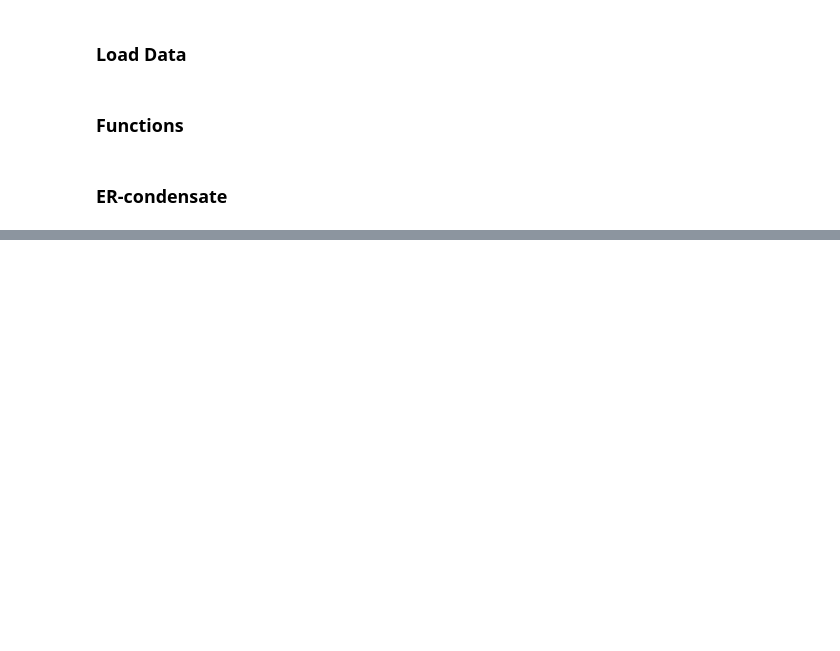
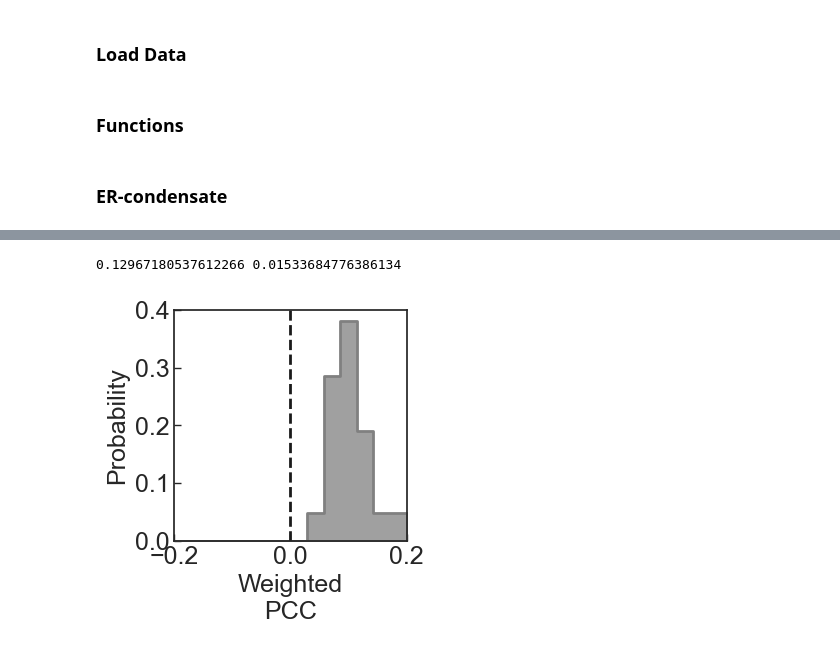
Before and after one commit to walterlab-um/Hyperosmotic_Confinement-Jump, a Jupyter notebook: plots/PCC_perpxl_stats.ipynb, the cells around one changed output, grey strips where cells are left out. Cells and saved outputs as stored; diff of their text form; code cells hidden in the pictures; blank space fills up the shorter version.

```diff
--- a/plots/PCC_perpxl_stats.ipynb
+++ b/plots/PCC_perpxl_stats.ipynb
@@ -109,0 +119,25 @@ NameError: name 'fontsize' is not defined
+# %%
+# Plotting the results
+pcc_abs_max = 0.2
+plt.figure(figsize=(3, 3))
+df = pd.DataFrame({"value": lst_weighted_corr})
+sns.histplot(data=df, x="value", bins=14, binrange=(-pcc_abs_max, pcc_abs_max), stat="probability", lw=2, element="step", color="gray")
+plt.axvline(0, c="k", lw=2, ls="--")
+plt.xlim(-pcc_abs_max, pcc_abs_max)
+plt.xlabel("Weighted\nPCC", fontsize=fontsize)
+plt.ylabel("Probability", fontsize=fontsize)
+plt.gca().tick_params(
+    axis="both",
+    which="major",
+    labelsize=fontsize,
+    direction="in",
+    bottom=True,
+    left=True,
+    length=5,
+    width=1,
+)
+plt.savefig("weighted_pearson_FlocRloc.png", format="png", dpi=300, bbox_inches="tight")
+print(np.mean(lst_weighted_corr), sem(lst_weighted_corr))
+# %% [output]
+0.12967180537612266 0.01533684776386134
+[figure, added]
```
Also changed, not shown: parts of 4 cells of this notebook.
